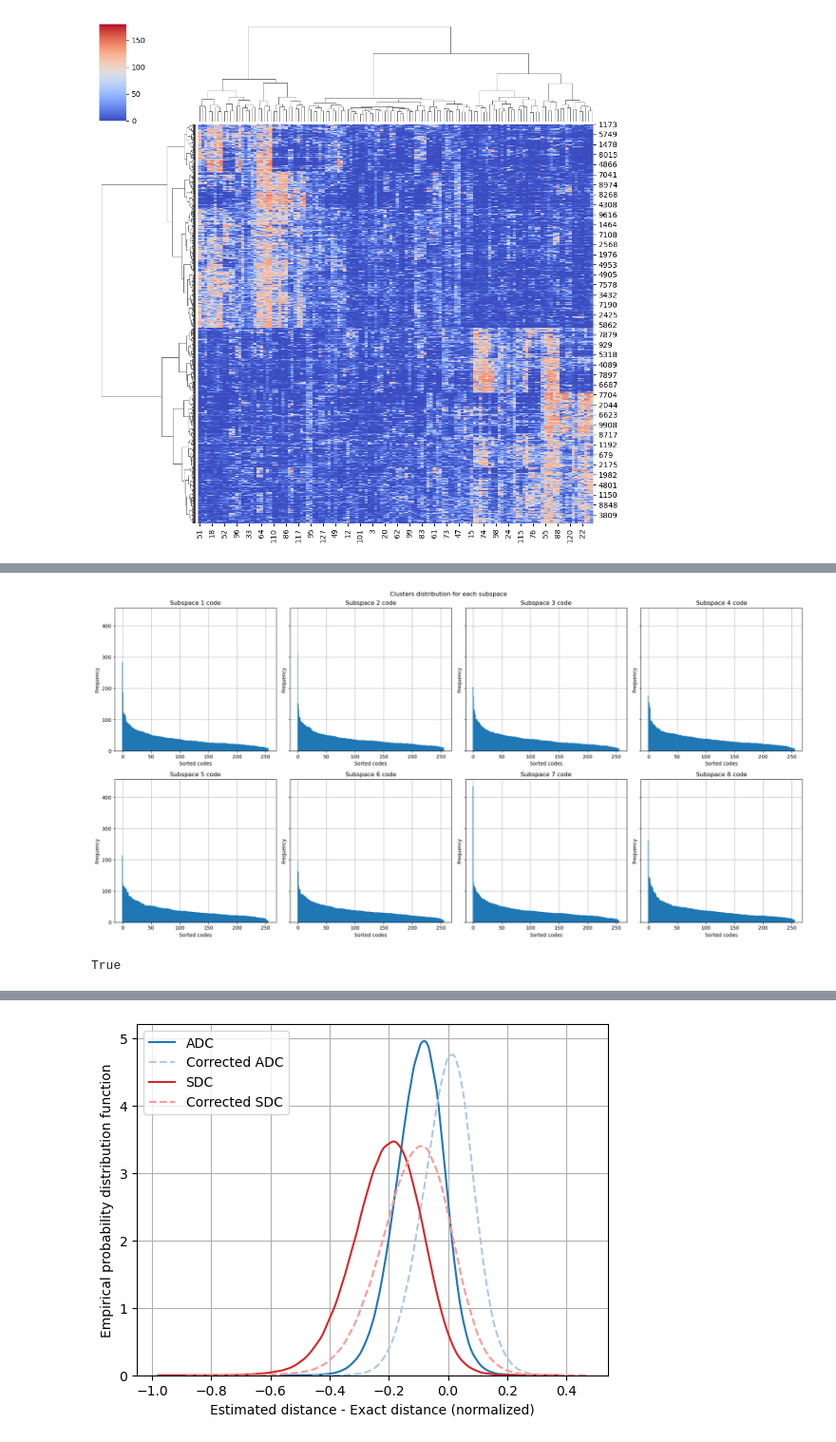
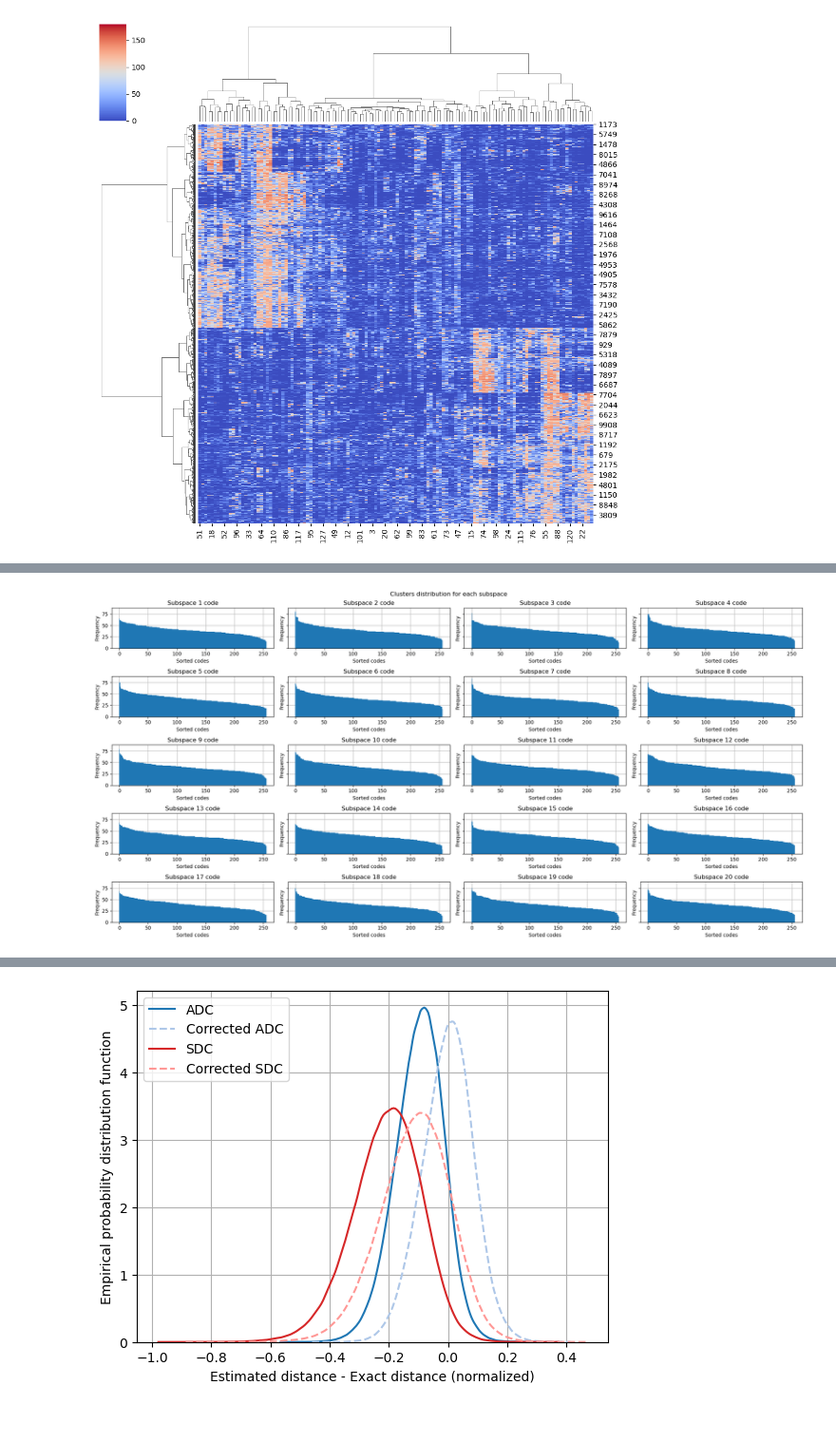
Before and after one commit to iretes/IR-proj, a Jupyter notebook: experiments.ipynb, the cells around one changed output, grey strips where cells are left out. Shown at 95% size. Cells and saved outputs as stored; diff of their text form; code cells hidden in the pictures.

Commit message:
glove experiments

```diff
--- a/experiments.ipynb
+++ b/experiments.ipynb
@@ -28,14 +31,25 @@ tab10 = matplotlib.colormaps["tab10"]
 # %%
-search_data, queries, tr_data, gt = load_sift(name=DATASET, dir=DIR)
-sample_query = queries[0]
-sample_query_snorm = np.sum(np.square(sample_query))
+if DATASET == "sift" or DATASET == "siftsmall":
+    search_data, queries, tr_data, gt = load_sift(name=DATASET, dir=DIR)
+    sample_query = queries[0]
+    sample_query_snorm = np.sum(np.square(sample_query))
 
-print("Search vectors shape: ", search_data.shape)
-print(f"Base vectors range: [{search_data.min()}, {search_data.max()}]")
-print("Query vectors shape: ", queries.shape)
-print("Ground truth shape: ", gt.shape)
-print("Learn vectors shape: ", queries.shape)
-print("Query example:\n", queries[0])
+    print("Search vectors shape: ", search_data.shape)
+    print(f"Base vectors range: [{search_data.min()}, {search_data.max()}]")
+    print("Query vectors shape: ", queries.shape)
+    print("Ground truth shape: ", gt.shape)
+    print("Learn vectors shape: ", tr_data.shape)
+    print("Query example:\n", queries[0])
+else:
+    with open('./glove/glove_data.pkl', 'rb') as f:
+        tr_data, search_data, queries = pickle.load(f)
+
+    sample_query = queries[0]
+    sample_query_snorm = np.sum(np.square(sample_query))
+
+    print("Search vectors shape: ", search_data.shape)
+    print("Query vectors shape: ", queries.shape)
+    print("Learn vectors shape: ", tr_data.shape)
 # %% [output]
 Search vectors shape:  (10000, 128)
 Base vectors range: [0.0, 180.0]
@@ -136,7 +150,7 @@ Clustering large matrix with scipy. Installing `fastcluster` may give better per
 # selected_lines = ''.join(lines[5:151])
 # display(Code(data=selected_lines, language='python'))
 # %%
-M = 8
+M = 8 if DATASET == "siftsmall" or DATASET == "sift" else 20
 K = 256
 pq = PQ(M=M, K=K, seed=RANDOM_SEED)
 
@@ -213,29 +225,29 @@ KMeans on subspace 8 converged in 68 iterations with an inertia of 63288616.0.
 # %%
-fig, axs = plt.subplots(2, 4, figsize=(20, 10), sharey=True)
+nrows = 2 if DATASET == "sift" or DATASET == "siftsmall" else 5
+fig, axs = plt.subplots(nrows, 4, figsize=(20, 10), sharey=True)
 id = 0
 for m in range(pq.M):
     hist, bins = np.histogram(pq.pqcode[:, m], bins=range(pq.K+1))
     hist = sorted(hist, reverse=True)
     axs[int(id/4)][id%4].bar(bins[:-1], hist, width=1)
     axs[int(id/4)][id%4].set_title(f"Subspace {m+1} code")
     axs[int(id/4)][id%4].set_xlabel("Sorted codes")
     axs[int(id/4)][id%4].set_ylabel("Frequency")
     axs[int(id/4)][id%4].grid()
     axs[int(id/4)][id%4].set_axisbelow(True)
     id += 1
 
 plt.suptitle("Clusters distribution for each subspace")
 plt.tight_layout()
 plt.show()
 # %% [output]
-[figure, old version]
+[figure, new version]
 # %%
 es = ExactSearch(search_data)
 exact_dists, exact_ranking = es.search(sample_query)
-# check if computed exact ranking is equal to ground truth
-np.all(gt[0][:100]==exact_ranking[:100])
+if DATASET == "siftsmall" or DATASET == "sift":
+    # check if computed exact ranking is equal to ground truth
+    np.all(gt[0][:100]==exact_ranking[:100])
-# %% [output]
-True
 # %%
 def plot_exact_vs_estimated(axs, exact_dists, asym_pq_dists, sym_pq_dists, query):
     query_snorm = np.sum(np.square(query))
```
Also changed, not shown: parts of 29 cells of this notebook, 4 other files.
